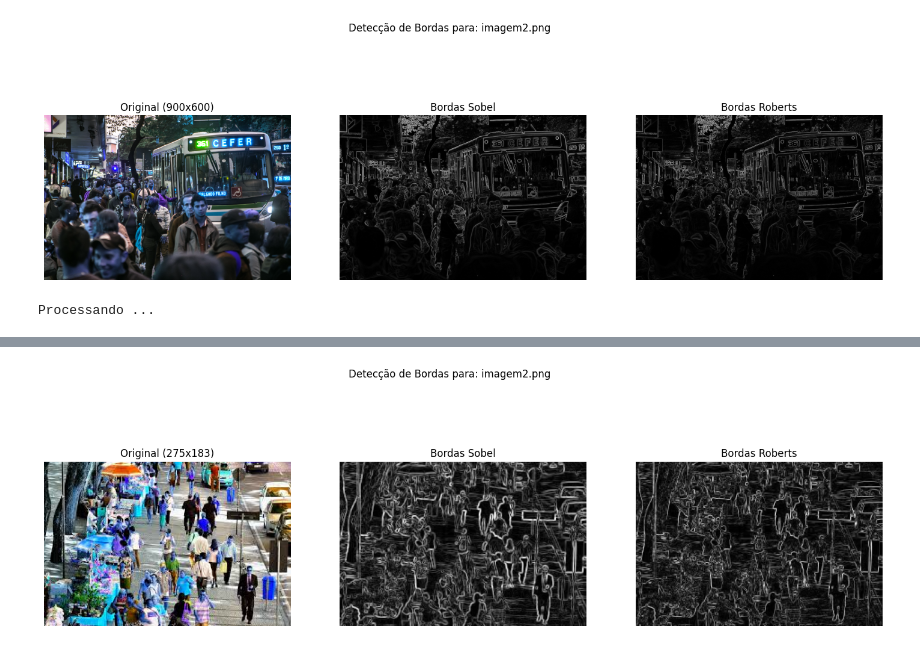
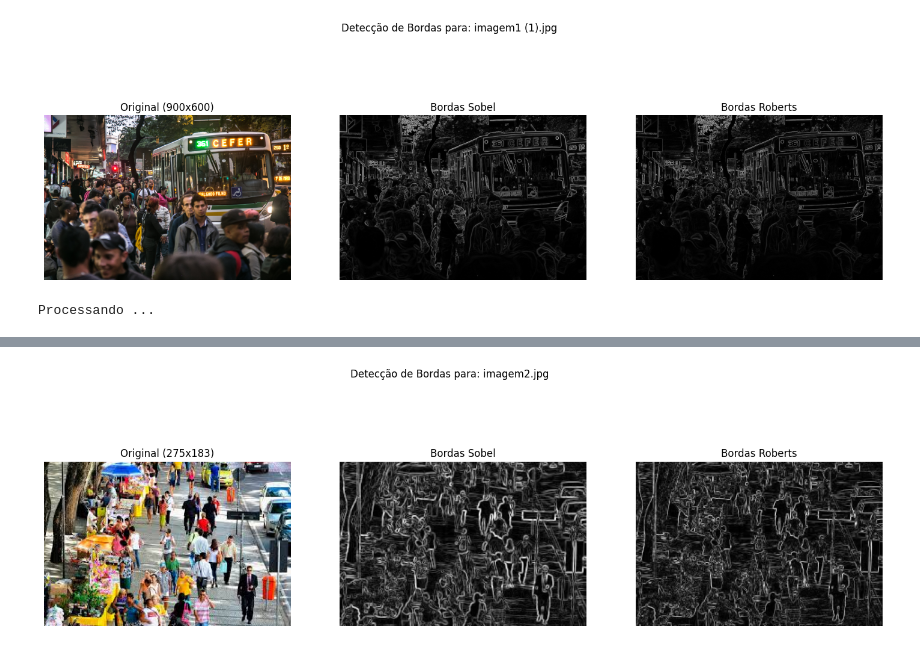
Before and after one commit to Vinnie-IV/Processamento-de-Imagens_E01_Grupo04, a Jupyter notebook: src/Carregamento_de_imagems.ipynb, the cells around one changed output, grey strips where cells are left out. Drawn from its saved outputs; the diff is of its cells as text; code cells hidden in the pictures.

Commit message:
Adicionado tratamento de erros e validação de entrada

```diff
--- a/src/Carregamento_de_imagems.ipynb
+++ b/src/Carregamento_de_imagems.ipynb
@@ -33,51 +34,77 @@ def borda_roberts(img):
     roberts_borda = (roberts_borda / roberts_borda.max()) * 255
     return roberts_borda.astype(np.uint8)
 # %%
-def exibir_metadados_github(img, url):
+def exibir_metadados(img, filename):
     try:
         altura, largura = img.shape[:2]
-        tipo_arquivo = os.path.splitext(url)[1].lower()
+        tipo_arquivo = os.path.splitext(filename)[1].lower()
         tamanho_bytes = img.nbytes # Approximating size based on numpy array bytes
 
         print("===== Metadados da Imagem =====")
         print(f"Resolução: {largura} x {altura}")
         print(f"Tamanho aproximado em bytes: {tamanho_bytes}")
-        print(f"Tipo de arquivo (baseado na URL): {tipo_arquivo}")
+        print(f"Tipo de arquivo: {tipo_arquivo}")
         print("================================")
     except Exception as e:
         print(f"Erro ao exibir metadados: {e}")
 # %%
 if __name__ == "__main__":
+    class ErroTipoImagemInvalido(Exception):
+      """Excecao para imagens com tipos de arquivo invalidos"""
+      pass
 
-    for i in range(2):
-        print("\nProcessando ...")
-        img = carregar_imagem()
+    try:
+      escolha = int(input("Digite a quantidade de imagens que deseja carregar: "))
 
-        if img is not None:
-            exibir_metadados_github(img, url)
+      if escolha < 1 or type(escolha) != int:
+        raise TypeError
 
-            # Convert the image to grayscale
-            img_gray = cv2.cvtColor(img, cv2.COLOR_BGR2GRAY)
-            img_processada = img_gray
+      for i in range(escolha):
+          print("\nProcessando ...")
+          from google.colab import files
+          uploaded = files.upload()
+          filename = list(uploaded.keys())[0]
 
-            sobel_img = borda_sobel(img_processada)
-            roberts_img = borda_roberts(img_processada)
+          extencoes_permitidas = ['.png', '.jpg', '.jpeg']
+          extensao_arquivo = os.path.splitext(filename)[1].lower()
+          if extensao_arquivo not in extencoes_permitidas:
+              raise ErroTipoImagemInvalido(f"Tipo de arquivo inválido: {extensao_arquivo}. Por favor, carregue um arquivo .png, .jpg ou .jpeg.")
 
-            fig, axes = plt.subplots(1, 3, figsize=(18, 6))
-            ax = axes.ravel()
+          img_bytes = uploaded[filename]
+          img = cv2.imdecode(np.frombuffer(img_bytes, np.uint8), cv2.IMREAD_COLOR)
 
-            ax[0].imshow(img) # Reverted to displaying the original color image
-            ax[0].set_title(f"Original ({img.shape[1]}x{img.shape[0]})")
+          if img is not None:
+              img_rgb = cv2.cvtColor(img, cv2.COLOR_BGR2RGB)
 
-            ax[1].imshow(sobel_img, cmap='gray')
-            ax[1].set_title("Bordas Sobel")
+              exibir_metadados(img, filename)
 
-            ax[2].imshow(roberts_img, cmap='gray')
-            ax[2].set_title("Bordas Roberts")
+              img_gray = cv2.cvtColor(img, cv2.COLOR_BGR2GRAY)
+              img_processada = img_gray
 
-            for a in ax:
-                a.axis('off')
+              sobel_img = borda_sobel(img_processada)
+              roberts_img = borda_roberts(img_processada)
 
-            plt.suptitle(f"Detecção de Bordas para: {url.split('/')[-1]}")
-            plt.show()
+              fig, axes = plt.subplots(1, 3, figsize=(18, 6))
+              ax = axes.ravel()
+
+              ax[0].imshow(img_rgb)
+              ax[0].set_title(f"Original ({img.shape[1]}x{img.shape[0]})")
+
+              ax[1].imshow(sobel_img, cmap='gray')
+              ax[1].set_title("Bordas Sobel")
+
+              ax[2].imshow(roberts_img, cmap='gray')
+              ax[2].set_title("Bordas Roberts")
+
+              for a in ax:
+                  a.axis('off')
+
+              plt.suptitle(f"Detecção de Bordas para: {filename}")
+              plt.show()
+    except TypeError:
+      print("Digite um numero inteiro, positivo e maior que 0!")
+    except IndexError:
+      print("Carregamento de arquivos cancelado!")
+    except ErroTipoImagemInvalido:
+      print("Tipo de arquivo invalido! Insira um arquivo .png, .jpg ou .jpeg")
 # %% [output]
@@ -91,4 +120,4 @@ Tipo de arquivo (baseado na URL): .png
 ================================
-[figure, old version]
+[figure, new version]
 Processando ...
 [interactive output not drawn]
@@ -100,2 +129,2 @@ Tipo de arquivo (baseado na URL): .png
 ================================
-[figure, old version]
+[figure, new version]
```
Also changed, not shown: parts of 2 cells of this notebook.
